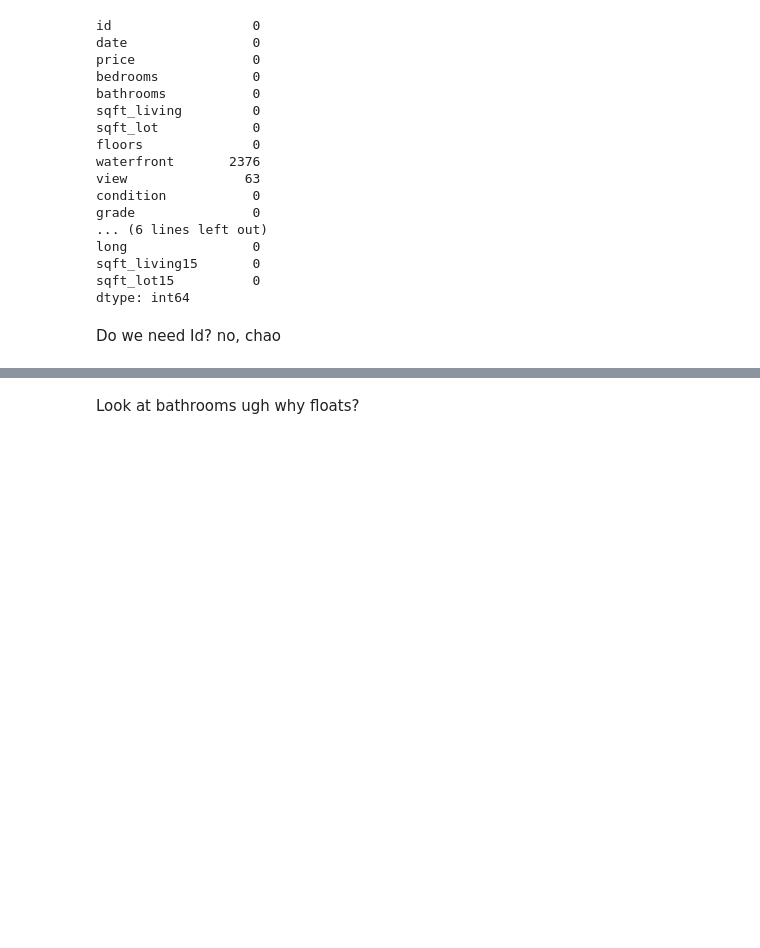
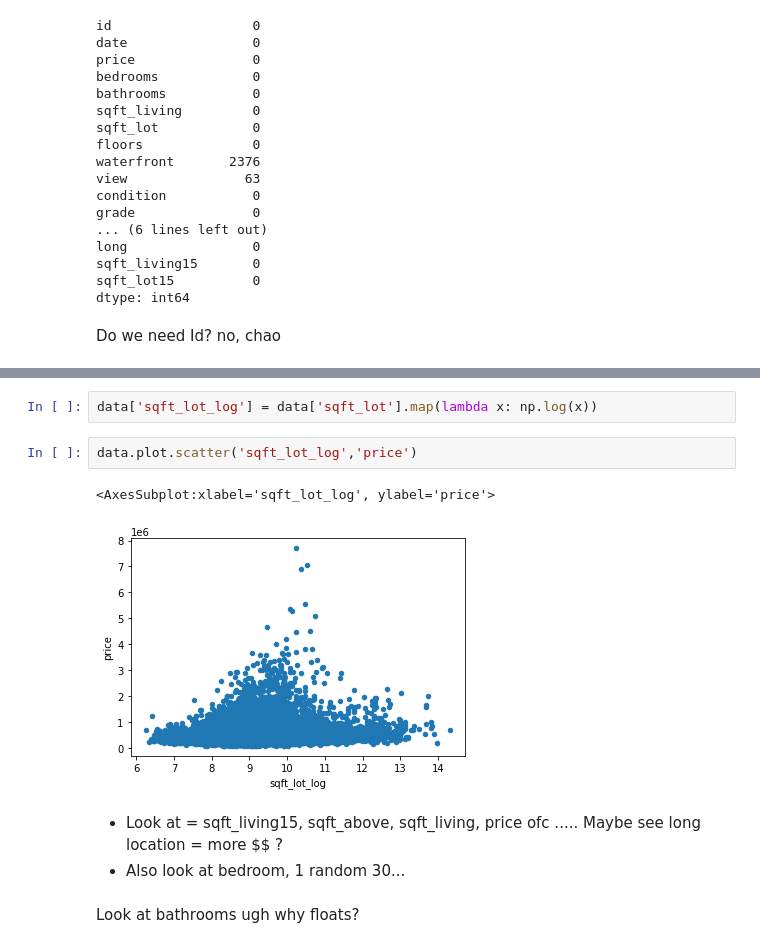
Before and after one commit to NicholasIndorf/KingCountyHousingSaleModel, a Jupyter notebook: notebooks/Mellissa/Mellissa.ipynb, the cells around one changed output, grey strips where cells are left out. Saved outputs shown, nothing was run; the diff lists cells and outputs as text; blank space fills up the shorter version.

```diff
--- a/notebooks/Mellissa/Mellissa.ipynb
+++ b/notebooks/Mellissa/Mellissa.ipynb
@@ -94,3 +111,13 @@ data
+# %%
+data['sqft_lot_log'] = data['sqft_lot'].map(lambda x: np.log(x))
+# %%
+data.plot.scatter('sqft_lot_log','price')
+# %% [output]
+<AxesSubplot:xlabel='sqft_lot_log', ylabel='price'>
+[figure, added]
+# %% [markdown]
+- Look at = sqft_living15, sqft_above, sqft_living, price ofc ..... Maybe see long location = more $$ ?
+- Also look at bedroom, 1 random 30...
 # %% [markdown]
 Look at bathrooms ugh why floats?
 # %%
```
Also changed, not shown: parts of 18 cells of this notebook.
